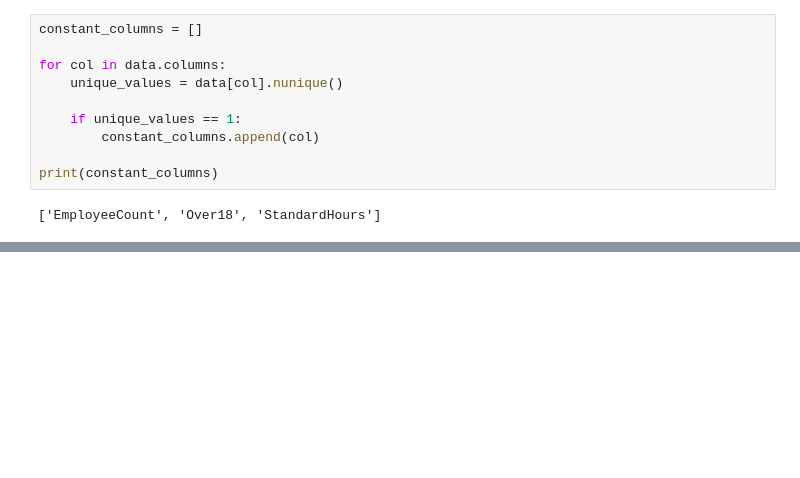
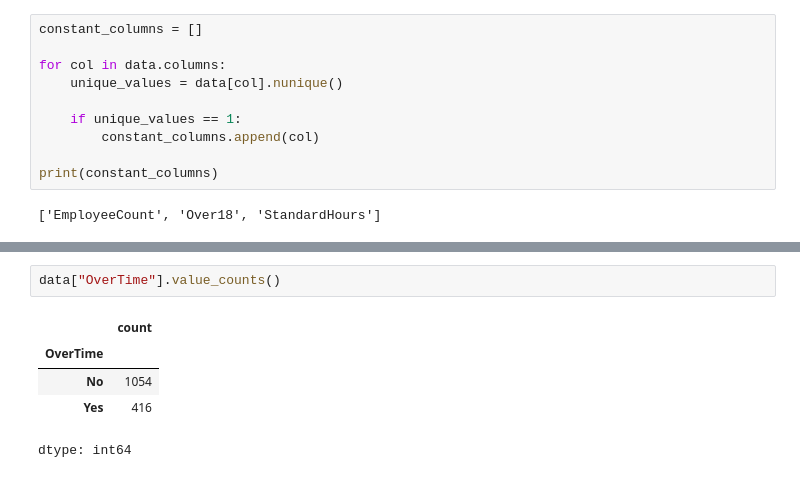
Before and after one commit to Prad3025/employee-attrition-ml, a Jupyter notebook: notebooks/02_Data_Understanding.ipynb, the cells around one changed output, grey strips where cells are left out. Saved outputs shown, nothing was run; the diff lists cells and outputs as text; blank space fills up the shorter version.

```diff
--- a/notebooks/02_Data_Understanding.ipynb
+++ b/notebooks/02_Data_Understanding.ipynb
@@ -170,0 +216,8 @@ print(constant_columns)
+# %%
+data["OverTime"].value_counts()
+# %% [output]
+|  | count |
+| OverTime |  |
+| No | 1054 |
+| Yes | 416 |
+dtype: int64
```
Also changed, not shown: parts of 8 cells of this notebook.
